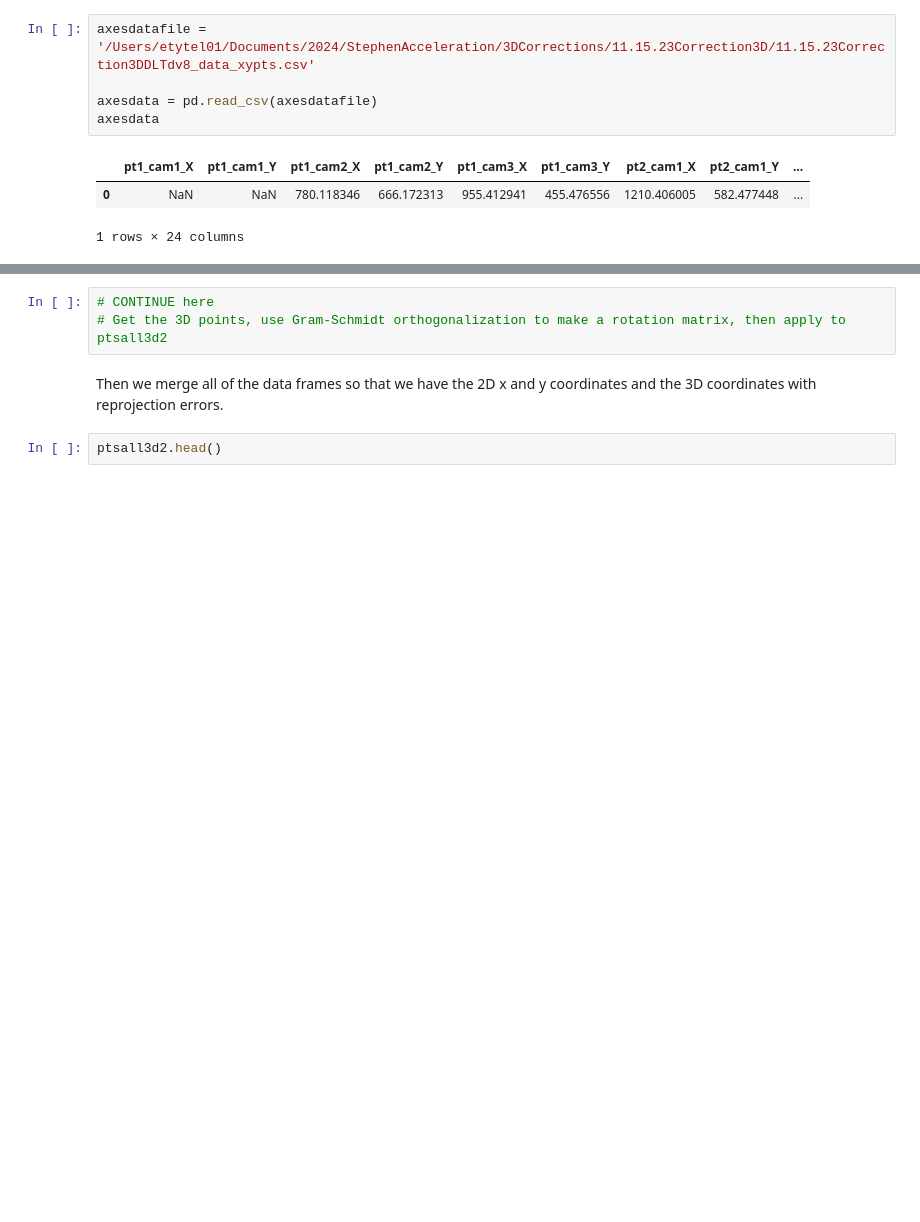
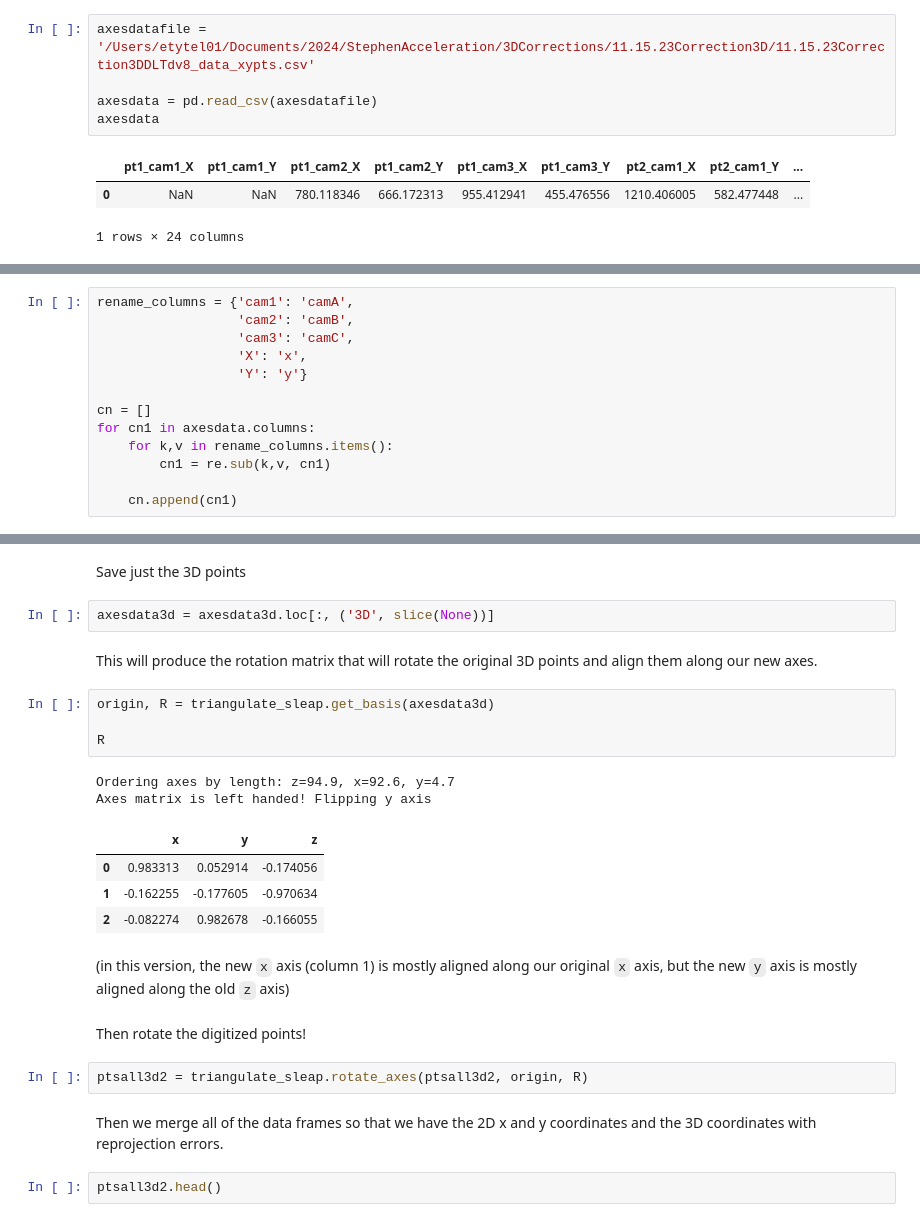
Before and after one commit to tytell/tytell-lab, a Jupyter notebook: triangulate_sleap.ipynb, the cells around one changed output, grey strips where cells are left out. Cells and saved outputs as stored; diff of their text form; blank space fills up the shorter version.

Commit message:
Can now rotate points to correct axes

```diff
--- a/triangulate_sleap.ipynb
+++ b/triangulate_sleap.ipynb
@@ -191,0 +180,13 @@ cn
+# %%
+rename_columns = {'cam1': 'camA',
+                  'cam2': 'camB',
+                  'cam3': 'camC',
+                  'X': 'x',
+                  'Y': 'y'}
+
+cn = []
+for cn1 in axesdata.columns:
+    for k,v in rename_columns.items():
+        cn1 = re.sub(k,v, cn1)
+
+    cn.append(cn1)
@@ -221,6 +208,26 @@ axesdata3d
-# %%
-# CONTINUE here
-# Get the 3D points, use Gram-Schmidt orthogonalization to make a rotation matrix, then apply to ptsall3d2
+# %% [markdown]
+Save just the 3D points
+# %%
+axesdata3d = axesdata3d.loc[:, ('3D', slice(None))]
+# %% [markdown]
+This will produce the rotation matrix that will rotate the original 3D points and align them along our new axes.
+# %%
+origin, R = triangulate_sleap.get_basis(axesdata3d)
+
+R
+# %% [output]
+Ordering axes by length: z=94.9, x=92.6, y=4.7
+Axes matrix is left handed! Flipping y axis
+|  | x | y | z |
+| 0 | 0.983313 | 0.052914 | -0.174056 |
+| 1 | -0.162255 | -0.177605 | -0.970634 |
+| 2 | -0.082274 | 0.982678 | -0.166055 |
+# %% [markdown]
+(in this version, the new `x` axis (column 1) is mostly aligned along our original `x` axis, but the new `y` axis is mostly aligned along the old `z` axis)
+# %% [markdown]
+Then rotate the digitized points!
+# %%
+ptsall3d2 = triangulate_sleap.rotate_axes(ptsall3d2, origin, R)
 # %% [markdown]
 Then we merge all of the data frames so that we have the 2D x and y coordinates and the 3D coordinates with reprojection errors.
 # %%
```
Also changed, not shown: parts of 17 cells of this notebook, 1 other file.
